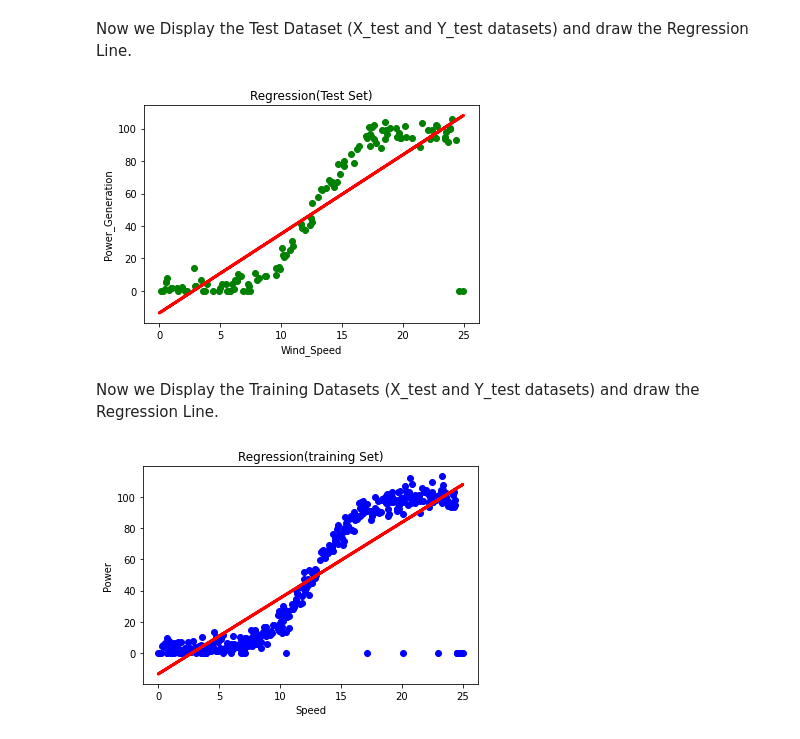
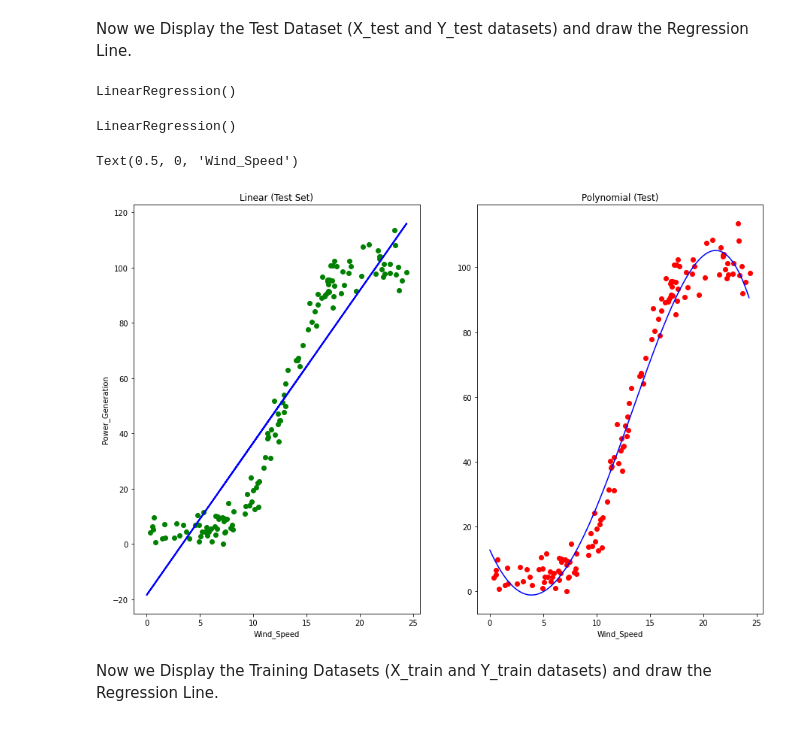
Before and after one commit to C-Cuinn/Emerging-Technology-Project-2020, a Jupyter notebook: Emerging Tech Wind Farm Project.ipynb, the cells around one changed output. Drawn from its saved outputs; the diff is of its cells as text; code cells hidden in the pictures.

```diff
--- a/Emerging Tech Wind Farm Project.ipynb
+++ b/Emerging Tech Wind Farm Project.ipynb
@@ -104,28 +132,48 @@ Here we create an "X" and "Y" dataset for "X_train", "X_test" and "Y_train", "Y_
 # %%
-X_train,X_test,Y_train,Y_test = train_test_split(X,Y,test_size = 0.25,random_state=15) # Creating Training & Testing Dataset.
+X_train,X_test,Y_train,Y_test = train_test_split(X,Y,train_size = 0.7,test_size = 0.3,random_state=10) # Creating Training & Testing Dataset.
 regressor = LinearRegression() # Creating a Regressor.
 regressor.fit(X_train,Y_train) # Fitting the Dataset into the Model.
 # %% [output]
 LinearRegression()
 # %% [markdown]
 Now we Display the Test Dataset (X_test and Y_test datasets) and draw the Regression Line.
-# %%
-plt.scatter(X_test,Y_test,color="green") # Plotting a Graph with X_test vs Y_test
-plt.plot(X_train,regressor.predict(X_train),color="red",linewidth=3) # Regressor Line Displayed
-plt.title('Regression(Test Set)')
-plt.xlabel('Wind_Speed')
-plt.ylabel('Power_Generation')
-plt.show()
-# %% [output]
-[figure, removed]
+# %%
+poly_reg = PolynomialFeatures(degree=4)
+X_poly = poly_reg.fit_transform(X)
+
+X_poly     # prints X_poly
+
+lin_reg2 = LinearRegression()
+lin_reg2.fit(X_poly,Y)
+# %% [output]
+LinearRegression()
+# %%
+poly_reg = PolynomialFeatures(degree=4)
+X_poly = poly_reg.fit_transform(X)
+lin_reg2 = LinearRegression()
+lin_reg2.fit(X_poly,Y)
+# %% [output]
+LinearRegression()
+# %%
+X_grid = np.arange(min(X),max(X),0.1)
+X_grid = X_grid.reshape(len(X_grid),1)
+
+fig, (ax1, ax2) = plt.subplots(1, 2,figsize=(15,10))
+#ax1.set_legend(loc='Data-Point')
+
+ax1.plot(X_train,regressor.predict(X_train),color="blue",linewidth=2)
+ax1.scatter(X_test,Y_test,color="green", label='Data-point')
+ax1.set_title('Linear (Test Set)')
+ax1.set_xlabel('Wind_Speed')
+ax1.set_ylabel('Power_Generation')
+
+
+ax2.plot(X_grid, lin_reg2.predict(poly_reg.fit_transform(X_grid)),color='blue')
+ax2.scatter(X_test,Y_test,color="red")
+ax2.set_title('Polynomial (Test)')
+ax2.set_xlabel('Wind_Speed')
+# %% [output]
+Text(0.5, 0, 'Wind_Speed')
+[figure, added]
 # %% [markdown]
-Now we Display the Training Datasets (X_test and Y_test datasets) and draw the Regression Line.
+Now we Display the Training Datasets (X_train and Y_train datasets) and draw the Regression Line.
-# %%
-plt.scatter(X_train,Y_train,color="blue") # Plot a Graph with X_train vs Y_train
-plt.plot(X_train,regressor.predict(X_train),color="red",linewidth=3) # Regressor Line Displayed
-plt.title('Regression(training Set)')
-plt.xlabel('Wind_Speed')
-plt.ylabel('Power_Generation')
-plt.show()
-# %% [output]
-[figure, removed]
```
Also changed, not shown: parts of 20 cells of this notebook, 1 other file.
